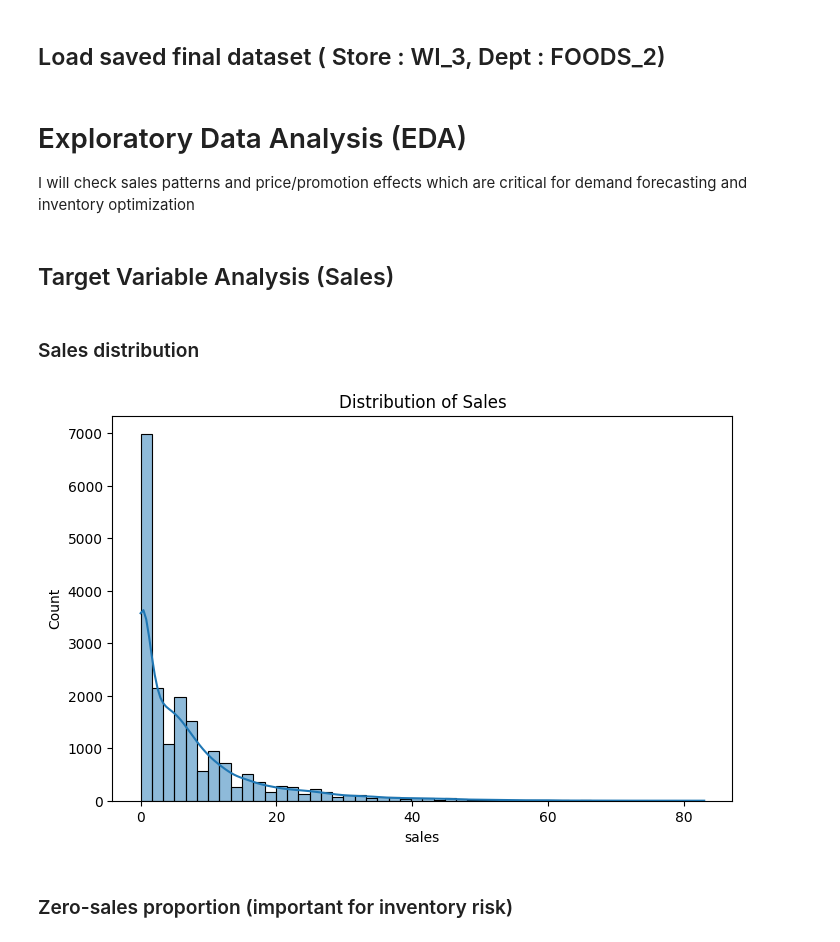
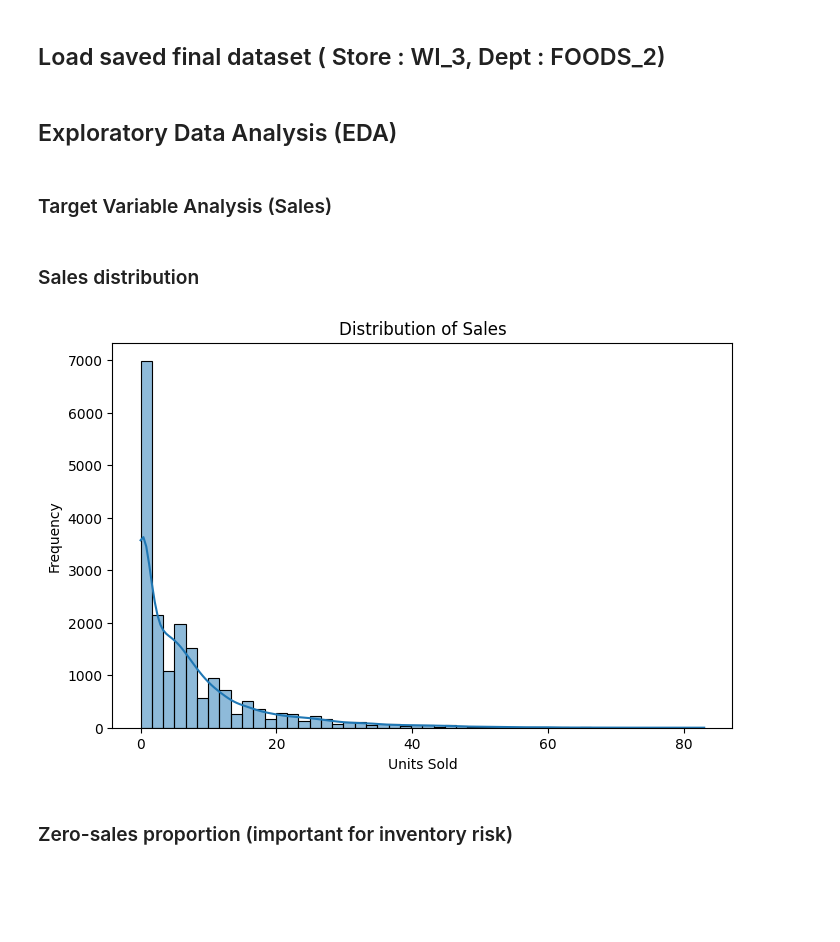
Before and after one commit to MasudRana2406/Integrating-Demand-Forecasting-and-Inventory-Optimization, a Jupyter notebook: Integration_Retail_Demand_Forecasting_&_Inventory_Optimization_Project.ipynb, the cells around one changed output. Drawn from its saved outputs; the diff is of its cells as text; code cells hidden in the pictures; blank space fills up the shorter version.

```diff
--- a/Integration_Retail_Demand_Forecasting_&_Inventory_Optimization_Project.ipynb
+++ b/Integration_Retail_Demand_Forecasting_&_Inventory_Optimization_Project.ipynb
@@ -517,21 +531,22 @@ sales_long.to_csv('/content/drive/MyDrive/2nd Year/Semester A/Data Science Proje
 Sales_df = pd.read_csv('/content/drive/MyDrive/2nd Year/Semester A/Data Science Project/m5-forecasting-accuracy/sales_merge_dataset.csv')
-# %% [markdown]
-# Exploratory Data Analysis (EDA)
-
-I will check sales patterns and price/promotion effects which are critical for demand forecasting and inventory optimization
+# %% [markdown]
+## Exploratory Data Analysis (EDA)
 # %% [markdown]
-## Target Variable Analysis (Sales)
+### Target Variable Analysis (Sales)
 # %% [markdown]
 ### Sales distribution
 # %%
 # Distribution of sales
+
 plt.figure(figsize=(8,5))
 sns.histplot(Sales_df['sales'], bins=50, kde=True)
 plt.title("Distribution of Sales")
+plt.xlabel("Units Sold")
+plt.ylabel("Frequency")
 plt.savefig("/content/drive/MyDrive/2nd Year/Semester A/Data Science Project/Generated Graph & Table/distribution_of_sales.png")
 plt.show()
 # %% [output]
-[figure, old version]
+[figure, new version]
 # %% [markdown]
 ### Zero-sales proportion (important for inventory risk)
 # %%
```
Also changed, not shown: parts of 77 cells of this notebook.
